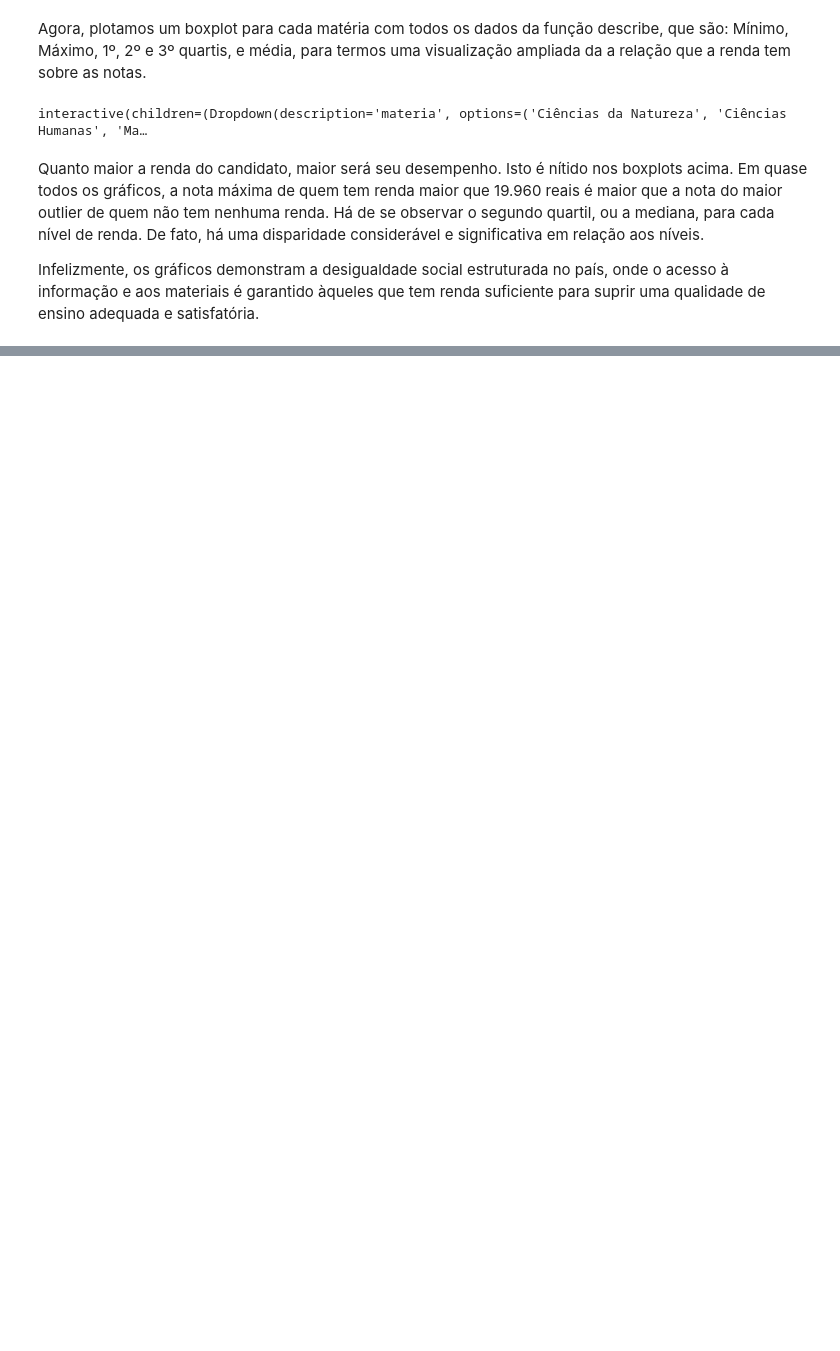
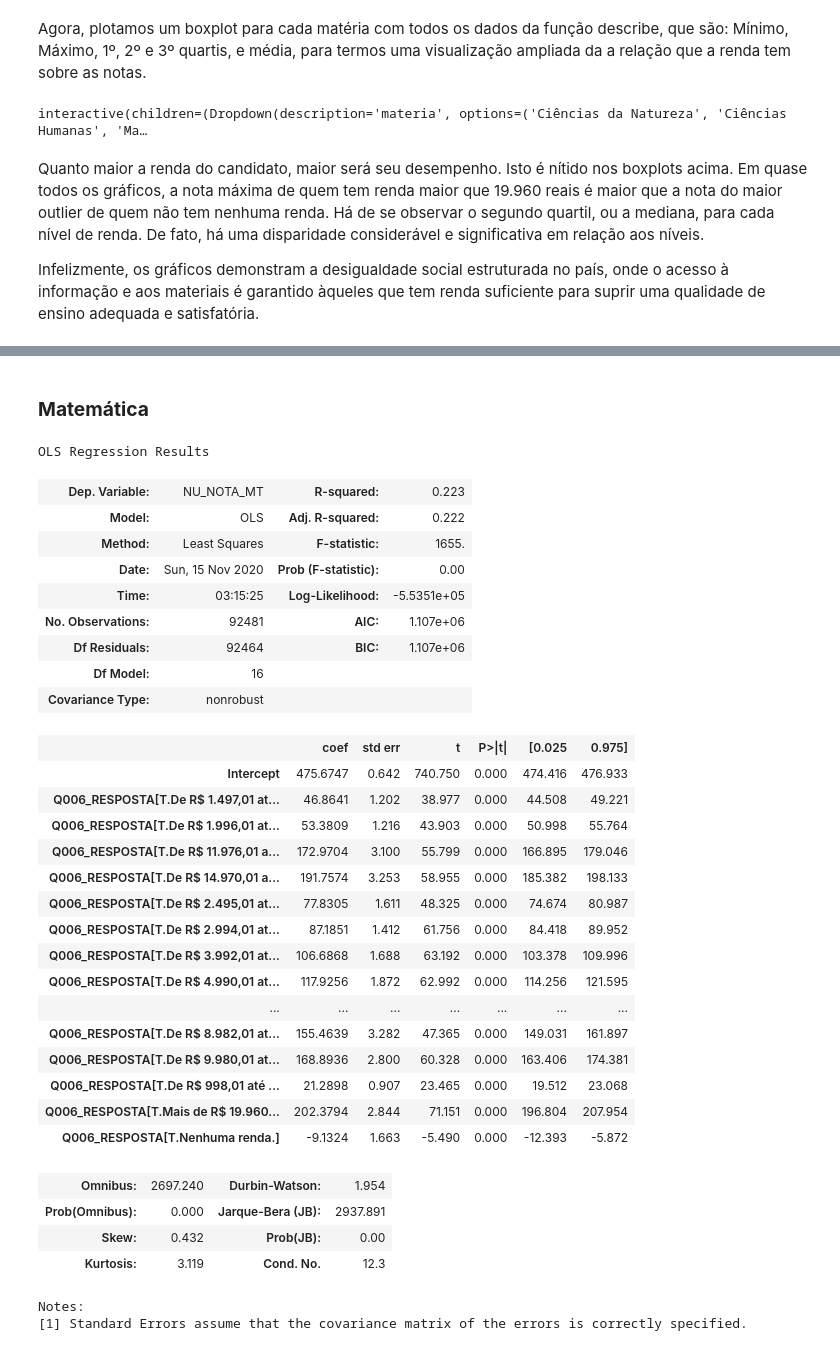
Before and after one commit to DaviReisVieira/Projeto-2-CDados, a Jupyter notebook: Análise Exploratória e Modelo.ipynb, the cells around one changed output, grey strips where cells are left out. Saved outputs shown, nothing was run; the diff lists cells and outputs as text; code cells hidden in the pictures; blank space fills up the shorter version.

Commit message:
Finalização da Análise de Renda em Equipe

```diff
--- a/Análise Exploratória e Modelo.ipynb
+++ b/Análise Exploratória e Modelo.ipynb
@@ -415,0 +452,40 @@ Infelizmente, os gráficos demonstram a desigualdade social estruturada no país
+# %%
+teste_renda = df.dropna(subset=['NU_NOTA_MT', 'NU_NOTA_CN', 'NU_NOTA_LC', 'NU_NOTA_CH']) # Eliminando os valores NaN para tornar o modelo visível e saudável
+# %% [markdown]
+### **Matemática**
+# %%
+modelo1 = ols('NU_NOTA_MT ~ Q006_RESPOSTA', teste_renda).fit()
+modelo1.summary()
+# %% [output]
+OLS Regression Results
+| Dep. Variable: | NU_NOTA_MT | R-squared: | 0.223 |
+| Model: | OLS | Adj. R-squared: | 0.222 |
+| Method: | Least Squares | F-statistic: | 1655. |
+| Date: | Sun, 15 Nov 2020 | Prob (F-statistic): | 0.00 |
+| Time: | 03:15:25 | Log-Likelihood: | -5.5351e+05 |
+| No. Observations: | 92481 | AIC: | 1.107e+06 |
+| Df Residuals: | 92464 | BIC: | 1.107e+06 |
+| Df Model: | 16 |  |  |
+| Covariance Type: | nonrobust |  |  |
+|  | coef | std err | t | P>|t| | [0.025 | 0.975] |
+| Intercept | 475.6747 | 0.642 | 740.750 | 0.000 | 474.416 | 476.933 |
+| Q006_RESPOSTA[T.De R$ 1.497,01 at... | 46.8641 | 1.202 | 38.977 | 0.000 | 44.508 | 49.221 |
+| Q006_RESPOSTA[T.De R$ 1.996,01 at... | 53.3809 | 1.216 | 43.903 | 0.000 | 50.998 | 55.764 |
+| Q006_RESPOSTA[T.De R$ 11.976,01 a... | 172.9704 | 3.100 | 55.799 | 0.000 | 166.895 | 179.046 |
+| Q006_RESPOSTA[T.De R$ 14.970,01 a... | 191.7574 | 3.253 | 58.955 | 0.000 | 185.382 | 198.133 |
+| Q006_RESPOSTA[T.De R$ 2.495,01 at... | 77.8305 | 1.611 | 48.325 | 0.000 | 74.674 | 80.987 |
+| Q006_RESPOSTA[T.De R$ 2.994,01 at... | 87.1851 | 1.412 | 61.756 | 0.000 | 84.418 | 89.952 |
+| Q006_RESPOSTA[T.De R$ 3.992,01 at... | 106.6868 | 1.688 | 63.192 | 0.000 | 103.378 | 109.996 |
+| Q006_RESPOSTA[T.De R$ 4.990,01 at... | 117.9256 | 1.872 | 62.992 | 0.000 | 114.256 | 121.595 |
+| ... | ... | ... | ... | ... | ... | ... |
+| Q006_RESPOSTA[T.De R$ 8.982,01 at... | 155.4639 | 3.282 | 47.365 | 0.000 | 149.031 | 161.897 |
+| Q006_RESPOSTA[T.De R$ 9.980,01 at... | 168.8936 | 2.800 | 60.328 | 0.000 | 163.406 | 174.381 |
+| Q006_RESPOSTA[T.De R$ 998,01 até ... | 21.2898 | 0.907 | 23.465 | 0.000 | 19.512 | 23.068 |
+| Q006_RESPOSTA[T.Mais de R$ 19.960... | 202.3794 | 2.844 | 71.151 | 0.000 | 196.804 | 207.954 |
+| Q006_RESPOSTA[T.Nenhuma renda.] | -9.1324 | 1.663 | -5.490 | 0.000 | -12.393 | -5.872 |
+| Omnibus: | 2697.240 | Durbin-Watson: | 1.954 |
+| Prob(Omnibus): | 0.000 | Jarque-Bera (JB): | 2937.891 |
+| Skew: | 0.432 | Prob(JB): | 0.00 |
+| Kurtosis: | 3.119 | Cond. No. | 12.3 |
+Notes:
+[1] Standard Errors assume that the covariance matrix of the errors is correctly specified.
```
Also changed, not shown: parts of 30 cells of this notebook.
